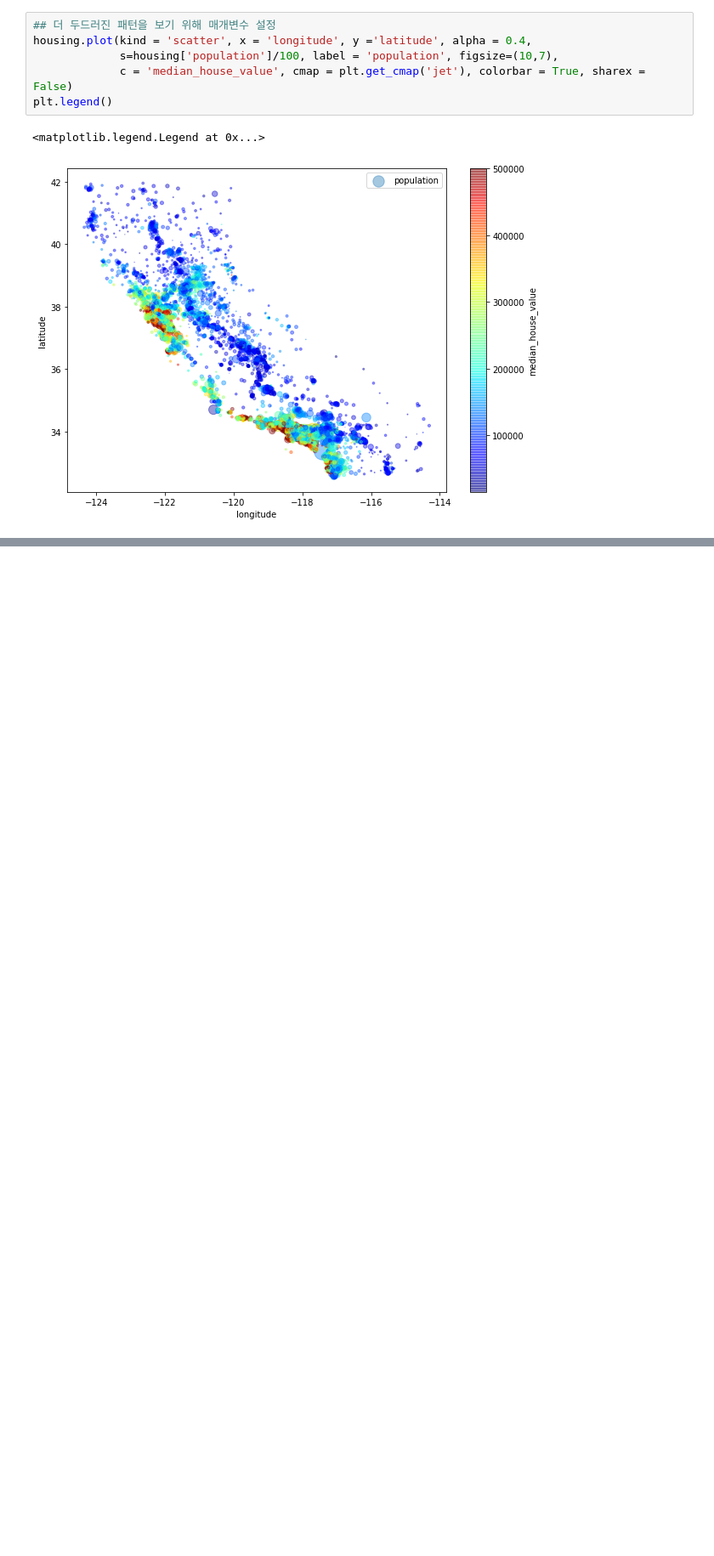
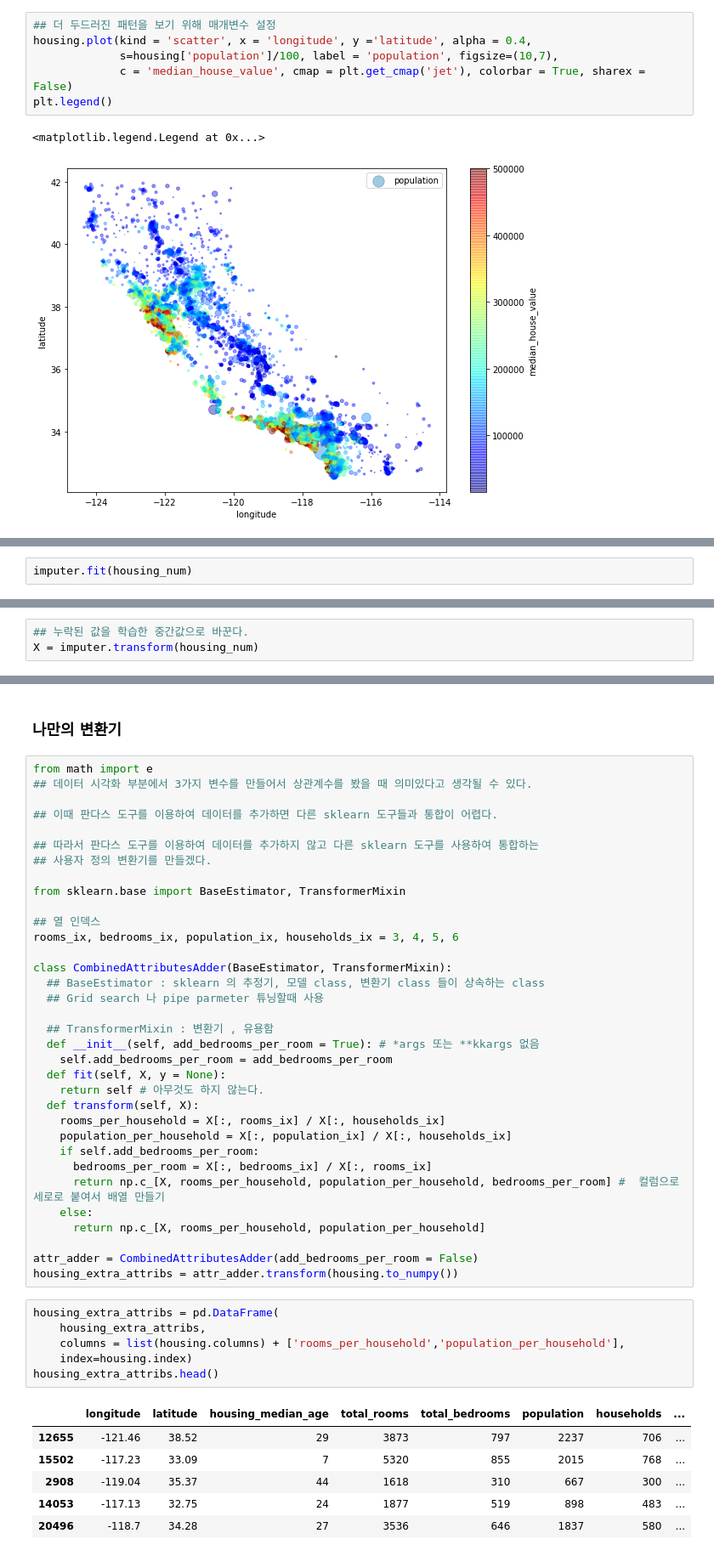
Before and after one commit to nonsiganl007/Hands_On_ML, a Jupyter notebook: Hands_On_Chap2.ipynb, the cells around one changed output, grey strips where cells are left out. Shown: that part at 85% size. Saved outputs shown, nothing was run; the diff lists cells and outputs as text; blank space fills up the shorter version.

```diff
--- a/Hands_On_Chap2.ipynb
+++ b/Hands_On_Chap2.ipynb
@@ -331,0 +493,2 @@ plt.legend()
+# %%
+imputer.fit(housing_num)
@@ -331,0 +507,3 @@ plt.legend()
+# %%
+## 누락된 값을 학습한 중간값으로 바꾼다.
+X = imputer.transform(housing_num)
@@ -331,0 +612,49 @@ plt.legend()
+# %% [markdown]
+### 나만의 변환기
+# %%
+from math import e
+## 데이터 시각화 부분에서 3가지 변수를 만들어서 상관계수를 봤을 때 의미있다고 생각될 수 있다.
+
+## 이때 판다스 도구를 이용하여 데이터를 추가하면 다른 sklearn 도구들과 통합이 어렵다.
+
+## 따라서 판다스 도구를 이용하여 데이터를 추가하지 않고 다른 sklearn 도구를 사용하여 통합하는
+## 사용자 정의 변환기를 만들겠다.
+
+from sklearn.base import BaseEstimator, TransformerMixin
+
+## 열 인덱스
+rooms_ix, bedrooms_ix, population_ix, households_ix = 3, 4, 5, 6
+
+class CombinedAttributesAdder(BaseEstimator, TransformerMixin):
+  ## BaseEstimator : sklearn 의 추정기, 모델 class, 변환기 class 들이 상속하는 class
+  ## Grid search 나 pipe parmeter 튜닝할때 사용
+
+  ## TransformerMixin : 변환기 , 유용함
+  def __init__(self, add_bedrooms_per_room = True): # *args 또는 **kkargs 없음
+    self.add_bedrooms_per_room = add_bedrooms_per_room
+  def fit(self, X, y = None):
+    return self # 아무것도 하지 않는다.
+  def transform(self, X):
+    rooms_per_household = X[:, rooms_ix] / X[:, households_ix]
+    population_per_household = X[:, population_ix] / X[:, households_ix]
+    if self.add_bedrooms_per_room:
+      bedrooms_per_room = X[:, bedrooms_ix] / X[:, rooms_ix]
+      return np.c_[X, rooms_per_household, population_per_household, bedrooms_per_room] #  컬럼으로 세로로 붙여서 배열 만들기
+    else:
+      return np.c_[X, rooms_per_household, population_per_household]
+
+attr_adder = CombinedAttributesAdder(add_bedrooms_per_room = False)
+housing_extra_attribs = attr_adder.transform(housing.to_numpy())
+# %%
+housing_extra_attribs = pd.DataFrame(
+    housing_extra_attribs,
+    columns = list(housing.columns) + ['rooms_per_household','population_per_household'],
+    index=housing.index)
+housing_extra_attribs.head()
+# %% [output]
+|  | longitude | latitude | housing_median_age | total_rooms | total_bedrooms | population | households | ... |
+| 12655 | -121.46 | 38.52 | 29 | 3873 | 797 | 2237 | 706 | ... |
+| 15502 | -117.23 | 33.09 | 7 | 5320 | 855 | 2015 | 768 | ... |
+| 2908 | -119.04 | 35.37 | 44 | 1618 | 310 | 667 | 300 | ... |
+| 14053 | -117.13 | 32.75 | 24 | 1877 | 519 | 898 | 483 | ... |
+| 20496 | -118.7 | 34.28 | 27 | 3536 | 646 | 1837 | 580 | ... |
```
Also changed, not shown: parts of 33 cells of this notebook.
